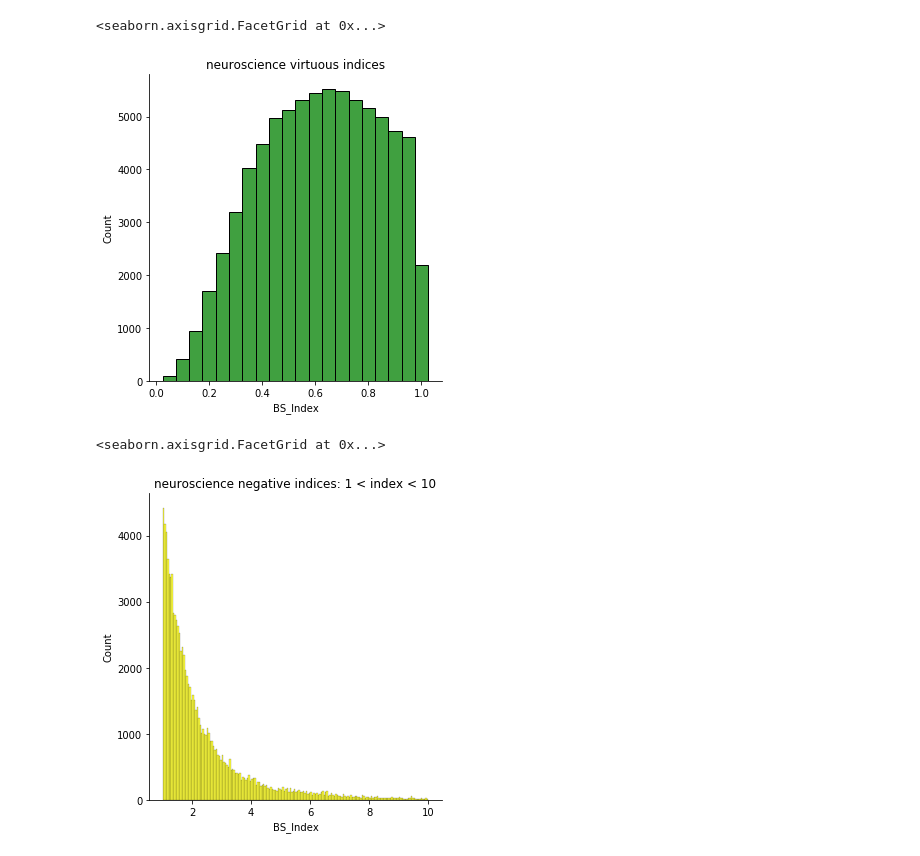
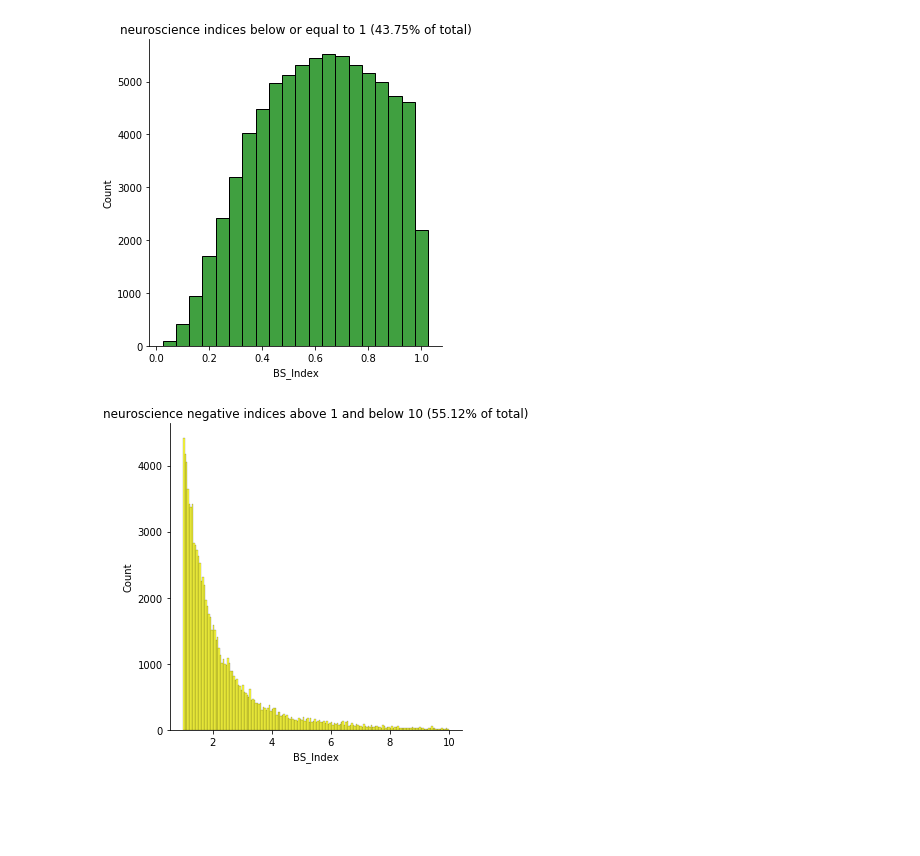
Before and after one commit to ste-ioan/notebook_share, a Jupyter notebook: BS_Plots.ipynb, the cells around one changed output. Saved outputs shown, nothing was run; the diff lists cells and outputs as text; code cells hidden in the pictures; blank space fills up the shorter version.

```diff
--- a/BS_Plots.ipynb
+++ b/BS_Plots.ipynb
@@ -36,16 +94,14 @@ sns.displot(neuro_df, x="BS_Index",binwidth=1).set(title='Overall distribution o
 # %%
 # here we're plotting 'positive indices' i.e. with val = or < 1
-p = sns.displot(neuro_df.loc[neuro_df['BS_Index']<=1], x="BS_Index",binwidth=0.05, color='green')
-p.set(title='neuroscience virtuous indices')
+p = sns.displot(neuro_df.loc[neuro_df['BS_Index']<=1], x="BS_Index",binwidth=0.05, color='green');
+p.set(title='neuroscience indices below or equal to 1 ('+str(neuro_virtuous)+'% of total)');
 # %% [output]
-<seaborn.axisgrid.FacetGrid at 0x...>
-[figure, old version]
+[figure, new version]
 # %%
 # here we're plotting 'negative indices' i.e. with val > 1 {binwidth .05 from 1 to 10}
 # then just a bin for higher than that
-p = sns.displot(neuro_df.loc[(neuro_df['BS_Index']>1) & (neuro_df['BS_Index']<10)], x="BS_Index",binwidth=.05, color='yellow')
-p.set(title='neuroscience negative indices: 1 < index < 10')
+p = sns.displot(neuro_df.loc[(neuro_df['BS_Index']>1) & (neuro_df['BS_Index']<10)], x="BS_Index",binwidth=.05, color='yellow');
+p.set(title='neuroscience negative indices above 1 and below 10 (' + str(np.round((((neuro_df['BS_Index']>1) & (neuro_df['BS_Index']<10)).sum()/neuro_df.shape[0]) * 100,2)) + '% of total)');
 # %% [output]
-<seaborn.axisgrid.FacetGrid at 0x...>
-[figure, old version]
+[figure, new version]
 # %%
```
Also changed, not shown: parts of 17 cells of this notebook.
